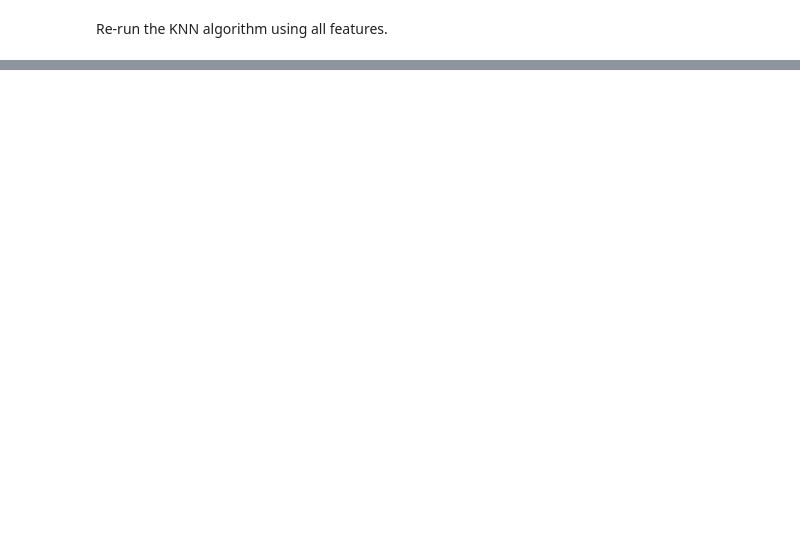
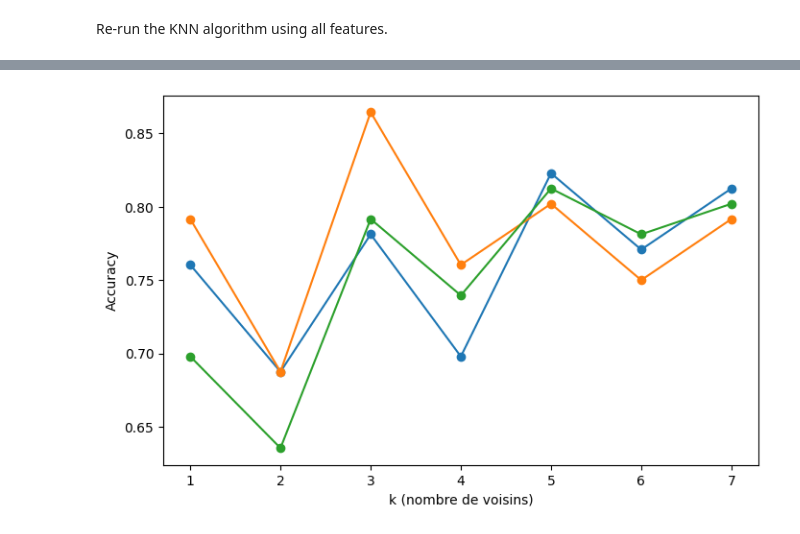
Before and after one commit to pleopleo6/FTP__ML, a Jupyter notebook: ML-PW-02-pellandini-gervasio-jaquet/ex2-to-loan-or-not-to-loan/to-loan-or-not-to-loan-stud.ipynb, the cells around one changed output, grey strips where cells are left out. Cells and saved outputs as stored; diff of their text form; code cells hidden in the pictures; blank space fills up the shorter version.

```diff
--- a/ML-PW-02-pellandini-gervasio-jaquet/ex2-to-loan-or-not-to-loan/to-loan-or-not-to-loan-stud.ipynb
+++ b/ML-PW-02-pellandini-gervasio-jaquet/ex2-to-loan-or-not-to-loan/to-loan-or-not-to-loan-stud.ipynb
@@ -181,2 +269,21 @@ Re-run the KNN algorithm using the features `TotalIncome`, `CreditHistory` and `
 # %% [markdown]
 Re-run the KNN algorithm using all features.
+# %%
+X = data[["TotalIncome", "CreditHistory"]]
+
+# Normalisation
+scaler = StandardScaler()
+X = scaler.fit_transform(X)
+
+# Split train / test
+X_train, X_test, y_train, y_test = train_test_split(
+    X, y, stratify=y, test_size=0.2, random_state=42
+)
+
+# evaluation pour k = 1..7
+for k in range(1, 8):
+    model = KNNClassifier(k)
+    model.fit(X_train, y_train)
+    y_pred = model.predict(X_test)
+    acc = accuracy_score(y_test, y_pred)
+    print(f"For k={k} : P = {acc}")
@@ -182,0 +309,50 @@ Re-run the KNN algorithm using all features.
+# %%
+import matplotlib.pyplot as plt
+
+X = data.drop(columns=["LoanStatus"]).copy()
+y = data["LoanStatus"].to_numpy()
+
+# si colonnes texte on les encode
+for col in X.select_dtypes(include="object").columns:
+    X[col] = X[col].astype("category").cat.codes
+
+# normalisation
+scaler = StandardScaler()
+X_scaled = pd.DataFrame(
+    scaler.fit_transform(X),
+    columns=X.columns
+)
+
+# on teste : 2 features, 3 features, toutes
+feature_sets = [
+    ["TotalIncome", "CreditHistory"],
+    ["TotalIncome", "CreditHistory", "Married"],
+    list(X_scaled.columns)  # toutes
+]
+
+scores = {}
+
+for features in feature_sets:
+    # split train/test
+    X_train, X_test, y_train, y_test = train_test_split(
+        X_scaled[features], y, stratify=y, test_size=0.2, random_state=42
+    )
+
+    acc_list = []
+    for k in range(1, 8):
+        model = KNNClassifier(k)
+        model.fit(X_train, y_train)
+        preds = model.predict(X_test)
+        acc = accuracy_score(y_test, preds)
+        acc_list.append(acc)
+    scores[", ".join(features) if len(features)<=3 else "All features"] = acc_list
+
+# --- Affichage ---
+plt.figure(figsize=(8,5))
+for label, acc_list in scores.items():
+    plt.plot(range(1,8), acc_list, marker='o', label=label)
+plt.xlabel("k (nombre de voisins)")
+plt.ylabel("Accuracy")
+plt.show()
+# %% [output]
+[figure, added]
```
Also changed, not shown: parts of 11 cells of this notebook.
